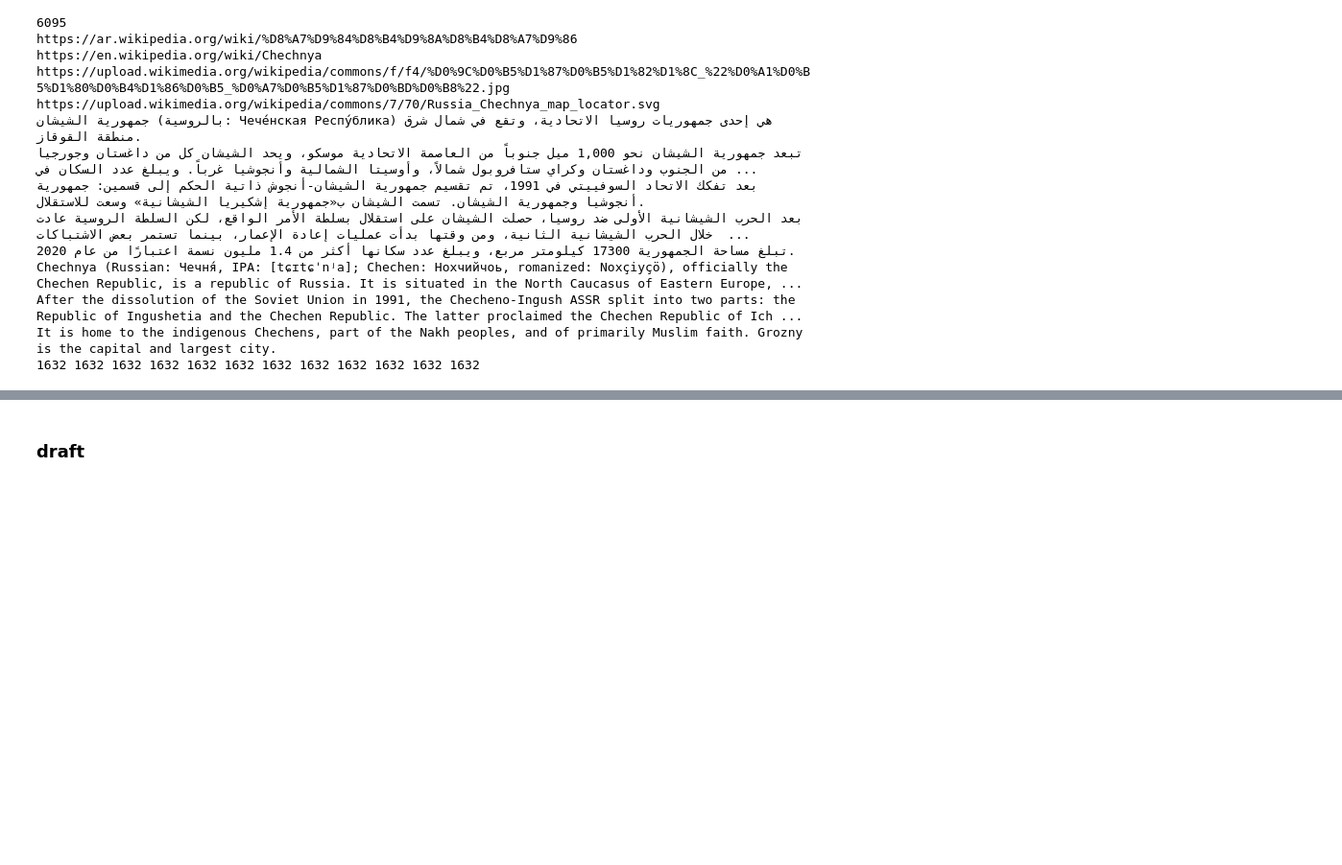
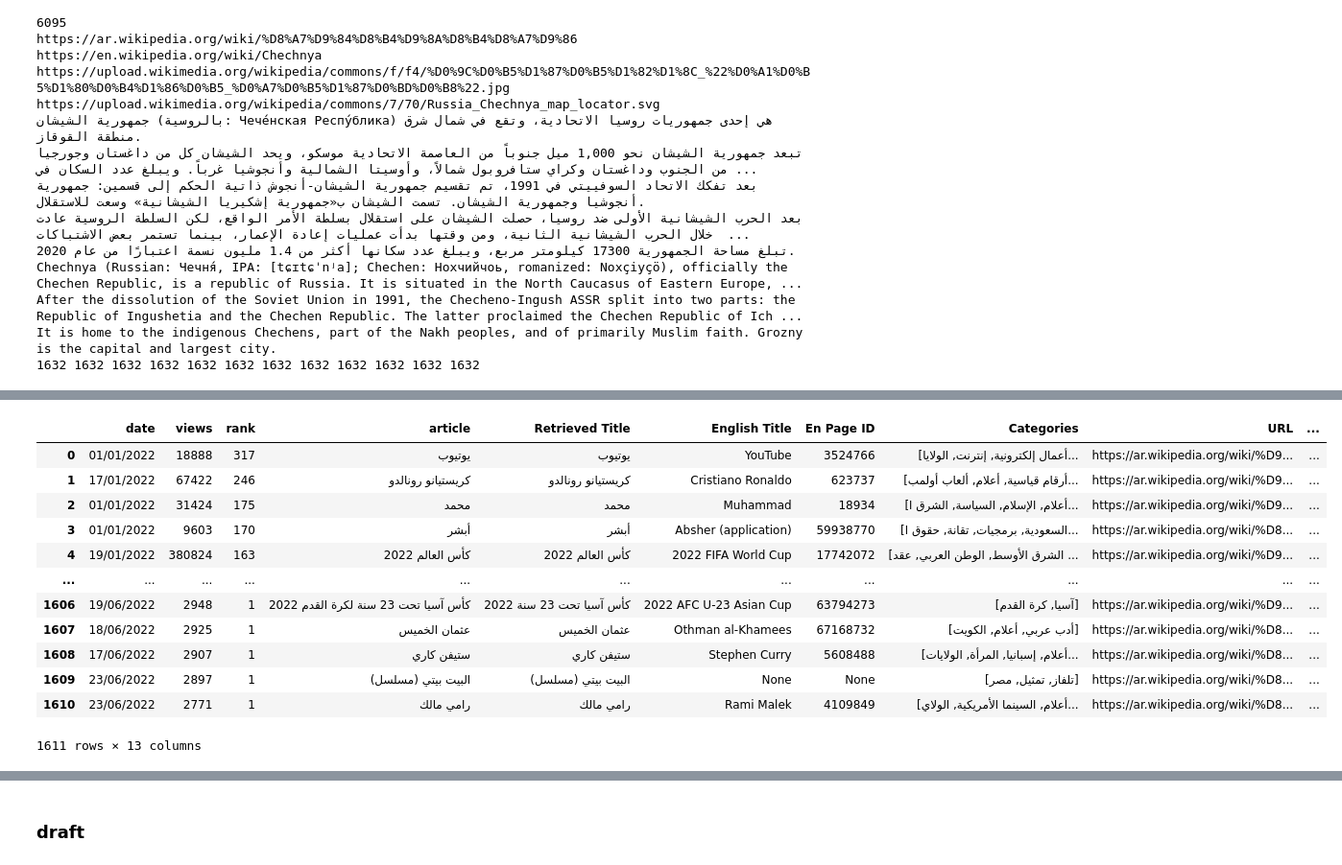
Before and after one commit to ia234/Wikipedia-v2, a Jupyter notebook: W2_Fetch_Wikipedia_Articles_by_Names_Pipeline.ipynb, the cells around one changed output, grey strips where cells are left out. Shown: that part at 96% size. Drawn from its saved outputs; the diff is of its cells as text; code cells hidden in the pictures; blank space fills up the shorter version.

```diff
--- a/W2_Fetch_Wikipedia_Articles_by_Names_Pipeline.ipynb
+++ b/W2_Fetch_Wikipedia_Articles_by_Names_Pipeline.ipynb
@@ -717,0 +812,34 @@ It is home to the indigenous Chechens, part of the Nakh peoples, and of primaril
+# %%
+# Convert the 'Date' column to datetime
+# combined_df['date'] = pd.to_datetime(combined_df['date'], format='%d/%m/%Y')
+
+# Group by 'Page ID' and apply aggregation functions
+aggregation = {
+    'date': 'min',         # Oldest date
+    'views': 'max',        # Highest views
+    'rank': 'sum',         # Sum of ranks
+    'article': 'first',   # Keep the first 'Article' value
+    'Retrieved Title': 'first',  # Keep the first 'Retrieved Title' value
+    'English Title': 'first',
+
+    'En Page ID': 'first',
+
+    'Categories': 'first',
+
+    'URL': 'first',
+    'En URL': 'first',
+
+    'Image': 'first',
+
+    'Summary': 'first',
+    'En Summary': 'first'
+}
+
+
+
+result_df = combined_df.groupby('Page ID').agg(aggregation)
+
+# sorted_df = result_df.sort_values(by='rank', ascending=False).reset_index()
+sorted_df = result_df.sort_values(by=['rank', 'views'], ascending=[False, False]).reset_index(drop=True)
+sorted_df
+# %% [output]
@@ -717,0 +847,13 @@ It is home to the indigenous Chechens, part of the Nakh peoples, and of primaril
+|  | date | views | rank | article | Retrieved Title | English Title | En Page ID | Categories | URL | ... |
+| 0 | 01/01/2022 | 18888 | 317 | يوتيوب | يوتيوب | YouTube | 3524766 | [أعمال إلكترونية, إنترنت, الولايا... | https://ar.wikipedia.org/wiki/%D9... | ... |
+| 1 | 17/01/2022 | 67422 | 246 | كريستيانو رونالدو | كريستيانو رونالدو | Cristiano Ronaldo | 623737 | [أرقام قياسية, أعلام, ألعاب أولمب... | https://ar.wikipedia.org/wiki/%D9... | ... |
+| 2 | 01/01/2022 | 31424 | 175 | محمد | محمد | Muhammad | 18934 | [أعلام, الإسلام, السياسة, الشرق ا... | https://ar.wikipedia.org/wiki/%D9... | ... |
+| 3 | 01/01/2022 | 9603 | 170 | أبشر | أبشر | Absher (application) | 59938770 | [السعودية, برمجيات, تقانة, حقوق ا... | https://ar.wikipedia.org/wiki/%D8... | ... |
+| 4 | 19/01/2022 | 380824 | 163 | كأس العالم 2022 | كأس العالم 2022 | 2022 FIFA World Cup | 17742072 | [الشرق الأوسط, الوطن العربي, عقد ... | https://ar.wikipedia.org/wiki/%D9... | ... |
+| ... | ... | ... | ... | ... | ... | ... | ... | ... | ... | ... |
+| 1606 | 19/06/2022 | 2948 | 1 | كأس آسيا تحت 23 سنة لكرة القدم 2022 | كأس آسيا تحت 23 سنة 2022 | 2022 AFC U-23 Asian Cup | 63794273 | [آسيا, كرة القدم] | https://ar.wikipedia.org/wiki/%D9... | ... |
+| 1607 | 18/06/2022 | 2925 | 1 | عثمان الخميس | عثمان الخميس | Othman al-Khamees | 67168732 | [أدب عربي, أعلام, الكويت] | https://ar.wikipedia.org/wiki/%D8... | ... |
+| 1608 | 17/06/2022 | 2907 | 1 | ستيفن كاري | ستيفن كاري | Stephen Curry | 5608488 | [أعلام, إسبانيا, المرأة, الولايات... | https://ar.wikipedia.org/wiki/%D8... | ... |
+| 1609 | 23/06/2022 | 2897 | 1 | البيت بيتي (مسلسل) | البيت بيتي (مسلسل) | None | None | [تلفاز, تمثيل, مصر] | https://ar.wikipedia.org/wiki/%D8... | ... |
+| 1610 | 23/06/2022 | 2771 | 1 | رامي مالك | رامي مالك | Rami Malek | 4109849 | [أعلام, السينما الأمريكية, الولاي... | https://ar.wikipedia.org/wiki/%D8... | ... |
+1611 rows × 13 columns
```
Also changed, not shown: parts of 19 cells of this notebook.
